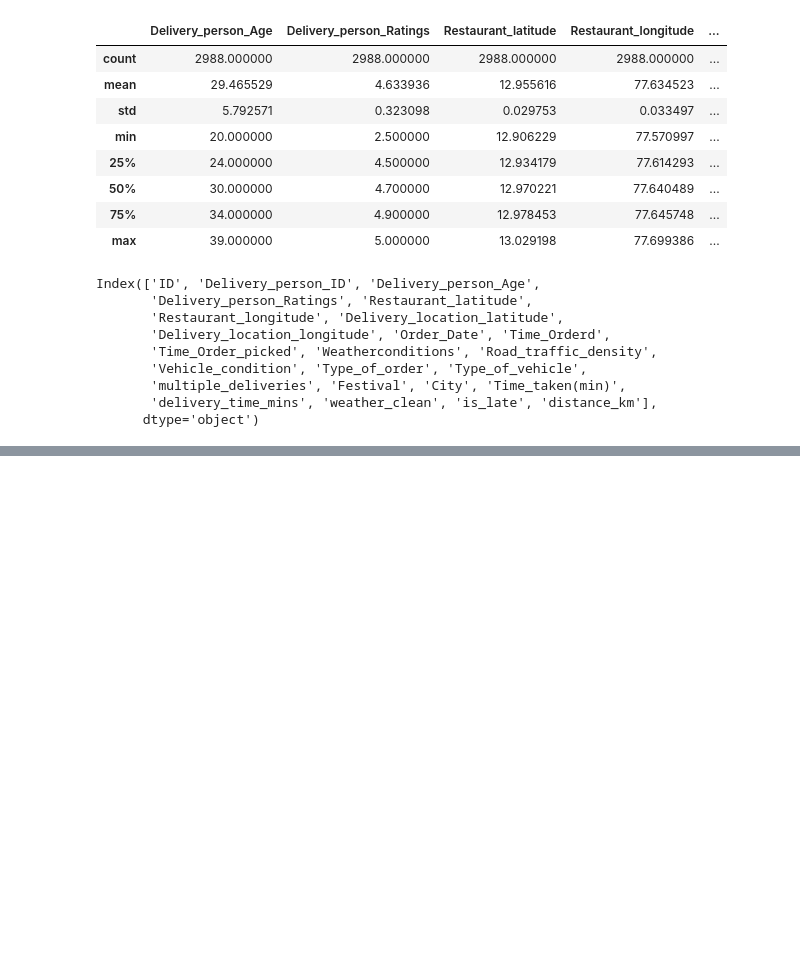
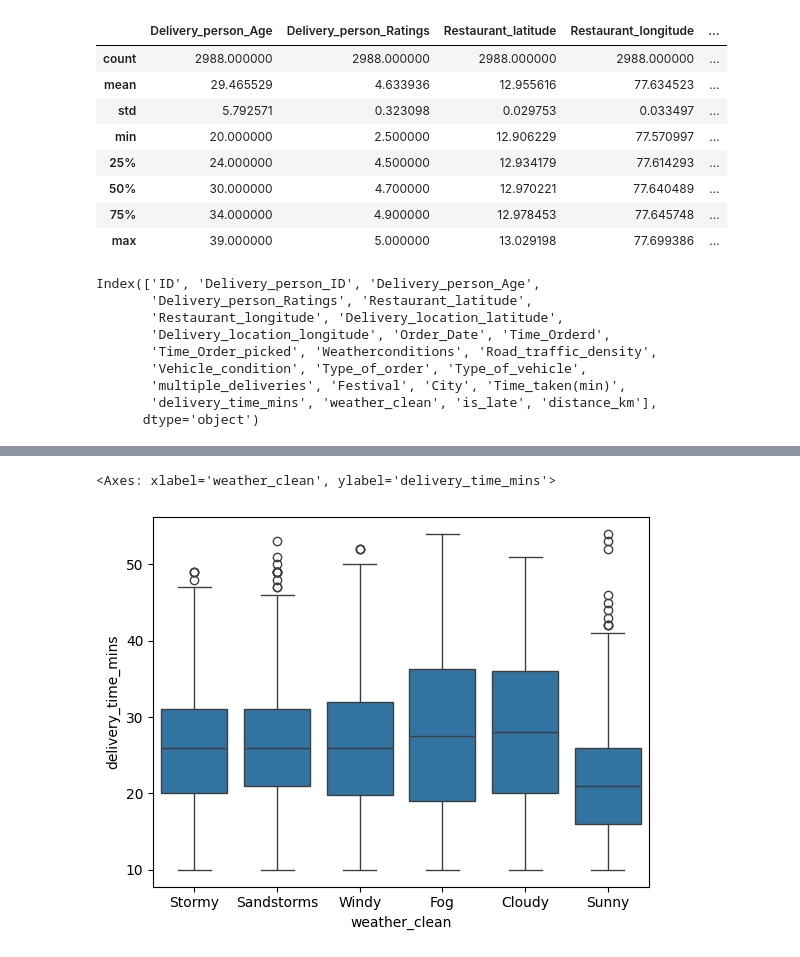
Before and after one commit to Data-pageup/delivery_time_optimizing_mlops_based, a Jupyter notebook: food-delivery-mlops/notebooks/data_exploration.ipynb, the cells around one changed output, grey strips where cells are left out. Cells and saved outputs as stored; diff of their text form; code cells hidden in the pictures; blank space fills up the shorter version.

```diff
--- a/food-delivery-mlops/notebooks/data_exploration.ipynb
+++ b/food-delivery-mlops/notebooks/data_exploration.ipynb
@@ -62,0 +128,11 @@ Index(['ID', 'Delivery_person_ID', 'Delivery_person_Age',
+# %%
+# weather vs delivery time
+
+sns.boxplot(
+    x = "weather_clean",
+    y = "delivery_time_mins"
+    ,data= df
+)
+# %% [output]
+<Axes: xlabel='weather_clean', ylabel='delivery_time_mins'>
+[figure, added]
```
Also changed, not shown: parts of 18 cells of this notebook.
